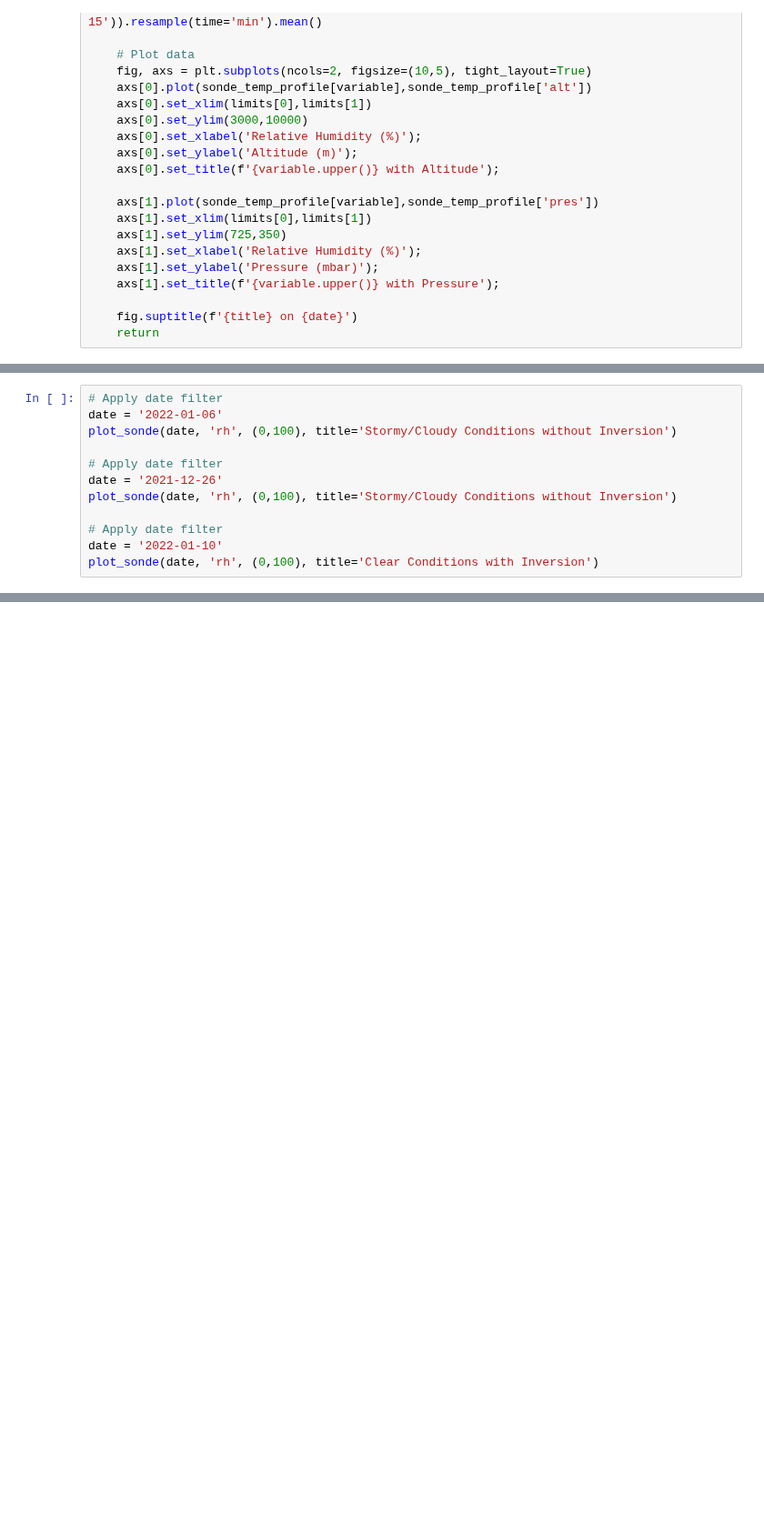
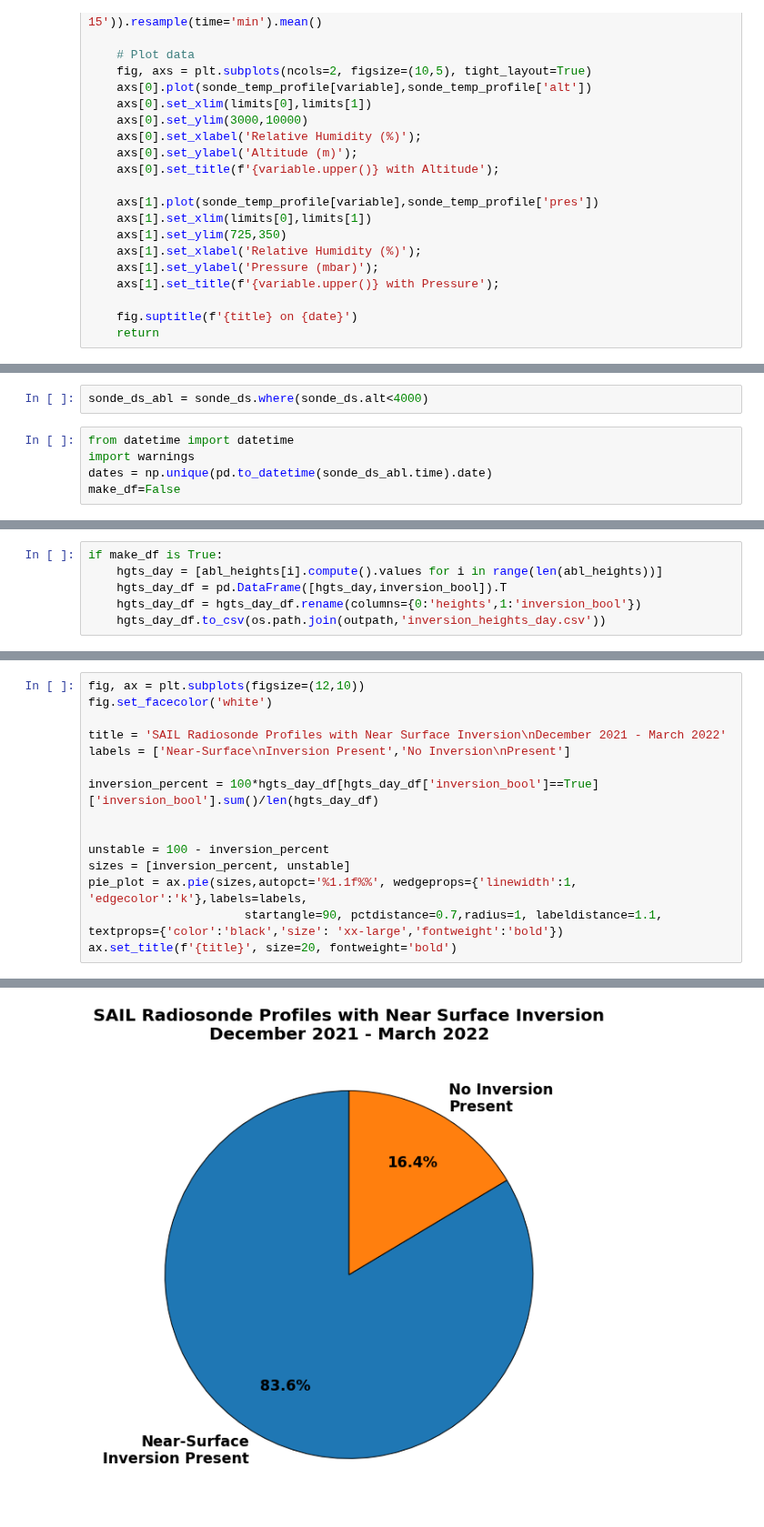
Before and after one commit to dlhogan97/Spring-Precipitation-Effect-CO-River, a Jupyter notebook: notebooks/SAIL_notebooks/SAIL_radiosondes.ipynb, the cells around one changed output, grey strips where cells are left out. Shown at 91% size. Drawn from its saved outputs; the diff is of its cells as text; blank space fills up the shorter version.

```diff
--- a/notebooks/SAIL_notebooks/SAIL_radiosondes.ipynb
+++ b/notebooks/SAIL_notebooks/SAIL_radiosondes.ipynb
@@ -205,12 +186,0 @@ plot_sonde(date, 'tdry', (-50,0), title='Stormy/Cloudy Conditions without Invers
-# %%
-# Apply date filter
-date = '2022-01-06'
-plot_sonde(date, 'rh', (0,100), title='Stormy/Cloudy Conditions without Inversion')
-
-# Apply date filter
-date = '2021-12-26'
-plot_sonde(date, 'rh', (0,100), title='Stormy/Cloudy Conditions without Inversion')
-
-# Apply date filter
-date = '2022-01-10'
-plot_sonde(date, 'rh', (0,100), title='Clear Conditions with Inversion')
@@ -218,0 +187,7 @@ plot_sonde(date, 'rh', (0,100), title='Clear Conditions with Inversion')
+# %%
+sonde_ds_abl = sonde_ds.where(sonde_ds.alt<4000)
+# %%
+from datetime import datetime
+import warnings
+dates = np.unique(pd.to_datetime(sonde_ds_abl.time).date)
+make_df=False
@@ -218,0 +225,6 @@ plot_sonde(date, 'rh', (0,100), title='Clear Conditions with Inversion')
+# %%
+if make_df is True:
+    hgts_day = [abl_heights[i].compute().values for i in range(len(abl_heights))]
+    hgts_day_df = pd.DataFrame([hgts_day,inversion_bool]).T
+    hgts_day_df = hgts_day_df.rename(columns={0:'heights',1:'inversion_bool'})
+    hgts_day_df.to_csv(os.path.join(outpath,'inversion_heights_day.csv'))
@@ -218,0 +293,16 @@ plot_sonde(date, 'rh', (0,100), title='Clear Conditions with Inversion')
+# %%
+fig, ax = plt.subplots(figsize=(12,10))
+fig.set_facecolor('white')
+
+title = 'SAIL Radiosonde Profiles with Near Surface Inversion\nDecember 2021 - March 2022'
+labels = ['Near-Surface\nInversion Present','No Inversion\nPresent']
+
+inversion_percent = 100*hgts_day_df[hgts_day_df['inversion_bool']==True]['inversion_bool'].sum()/len(hgts_day_df)
+
+
+unstable = 100 - inversion_percent
+sizes = [inversion_percent, unstable]
+pie_plot = ax.pie(sizes,autopct='%1.1f%%', wedgeprops={'linewidth':1, 'edgecolor':'k'},labels=labels,
+                      startangle=90, pctdistance=0.7,radius=1, labeldistance=1.1, textprops={'color':'black','size': 'xx-large','fontweight':'bold'})
+ax.set_title(f'{title}', size=20, fontweight='bold')
+# %% [output]
@@ -218,0 +310 @@ plot_sonde(date, 'rh', (0,100), title='Clear Conditions with Inversion')
+[figure, added]
```
Also changed, not shown: parts of 11 cells of this notebook, 3 other files.
